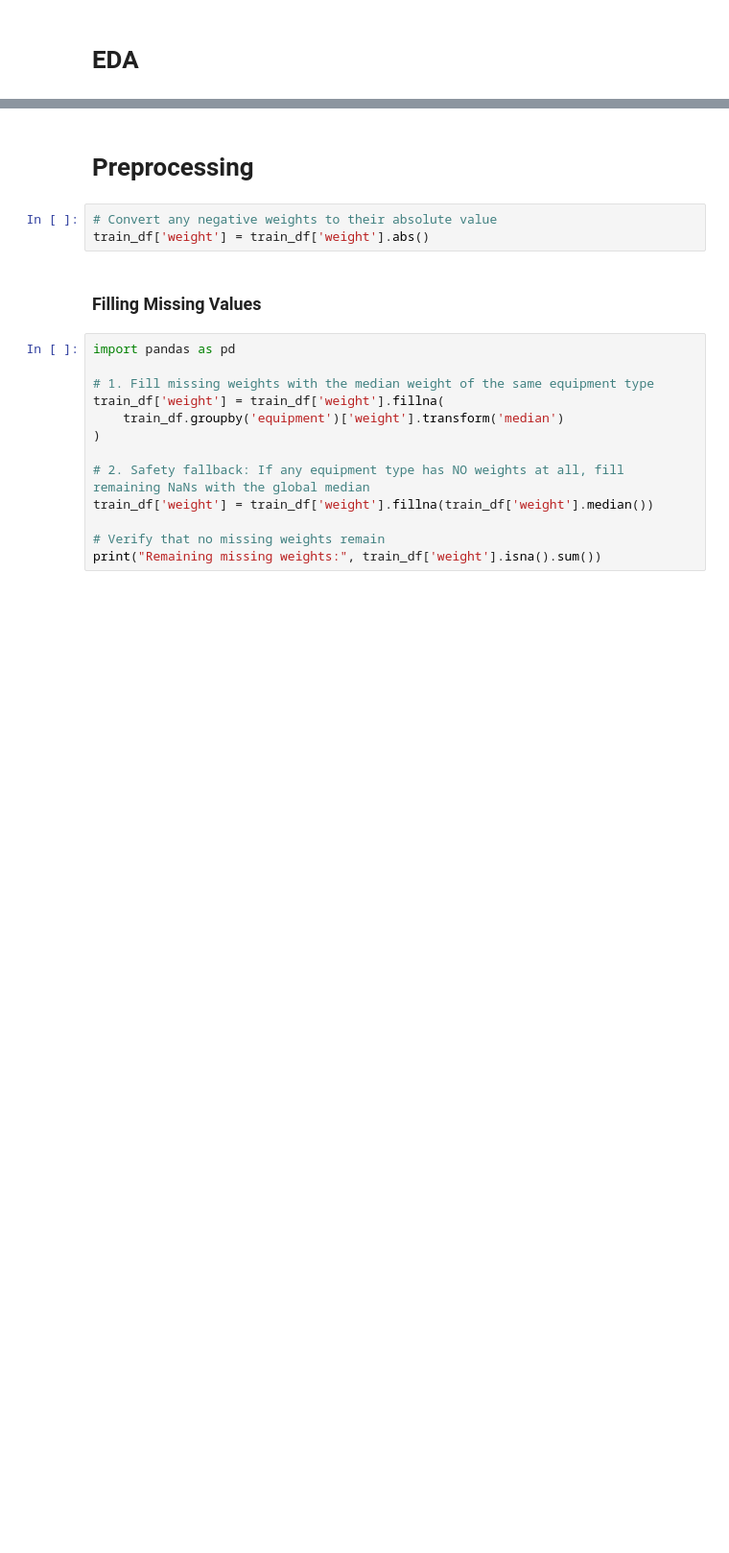
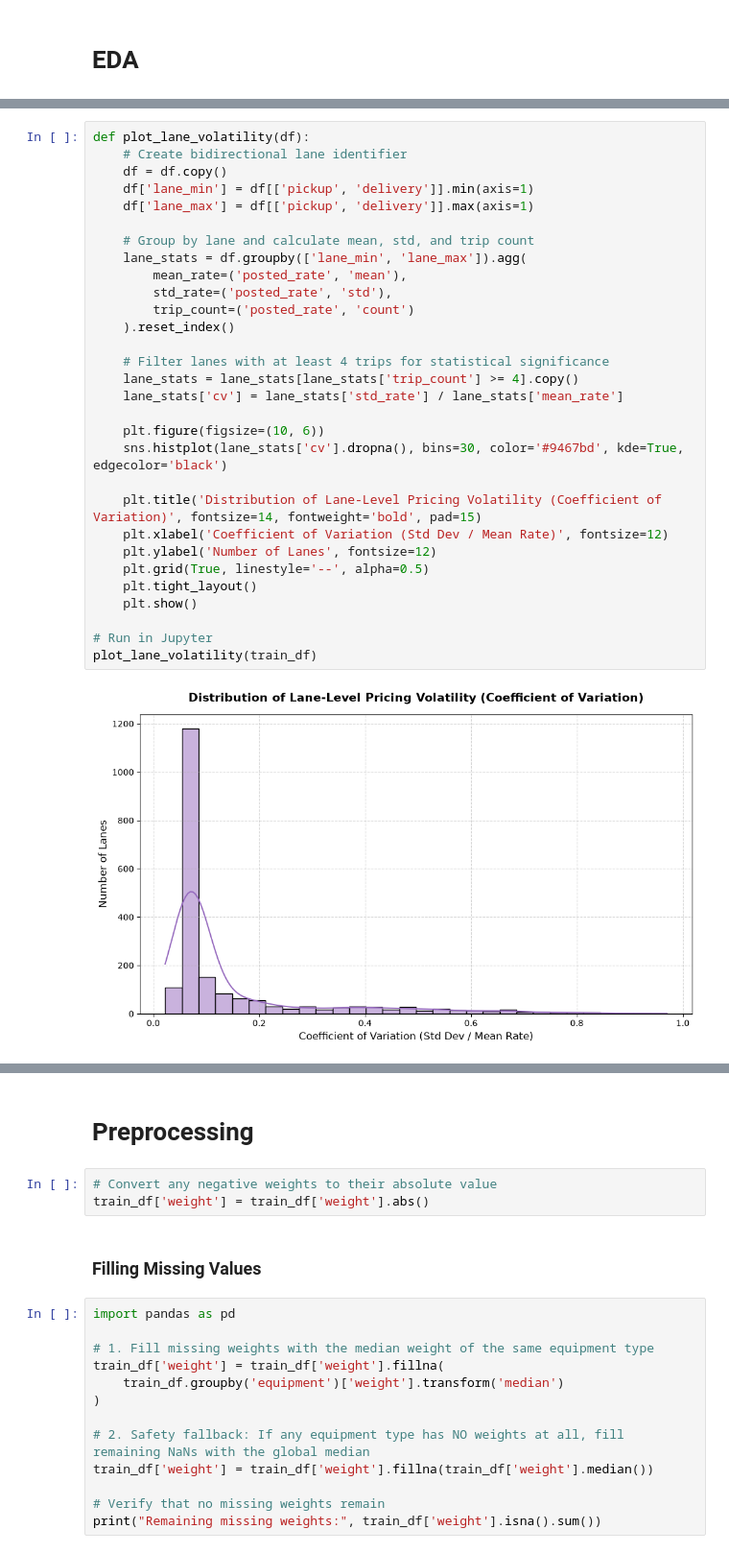
Before and after one commit to KomiljonNasrullaev/spotter, a Jupyter notebook: notebook/EDA.ipynb, the cells around one changed output, grey strips where cells are left out. Shown at 96% size. Saved outputs shown, nothing was run; the diff lists cells and outputs as text; blank space fills up the shorter version.

```diff
--- a/notebook/EDA.ipynb
+++ b/notebook/EDA.ipynb
@@ -71,0 +103,32 @@ plt.show()
+# %%
+def plot_lane_volatility(df):
+    # Create bidirectional lane identifier
+    df = df.copy()
+    df['lane_min'] = df[['pickup', 'delivery']].min(axis=1)
+    df['lane_max'] = df[['pickup', 'delivery']].max(axis=1)
+
+    # Group by lane and calculate mean, std, and trip count
+    lane_stats = df.groupby(['lane_min', 'lane_max']).agg(
+        mean_rate=('posted_rate', 'mean'),
+        std_rate=('posted_rate', 'std'),
+        trip_count=('posted_rate', 'count')
+    ).reset_index()
+
+    # Filter lanes with at least 4 trips for statistical significance
+    lane_stats = lane_stats[lane_stats['trip_count'] >= 4].copy()
+    lane_stats['cv'] = lane_stats['std_rate'] / lane_stats['mean_rate']
+
+    plt.figure(figsize=(10, 6))
+    sns.histplot(lane_stats['cv'].dropna(), bins=30, color='#9467bd', kde=True, edgecolor='black')
+
+    plt.title('Distribution of Lane-Level Pricing Volatility (Coefficient of Variation)', fontsize=14, fontweight='bold', pad=15)
+    plt.xlabel('Coefficient of Variation (Std Dev / Mean Rate)', fontsize=12)
+    plt.ylabel('Number of Lanes', fontsize=12)
+    plt.grid(True, linestyle='--', alpha=0.5)
+    plt.tight_layout()
+    plt.show()
+
+# Run in Jupyter
+plot_lane_volatility(train_df)
+# %% [output]
+[figure, added]
```
Also changed, not shown: parts of 3 cells of this notebook, 2 other files.
